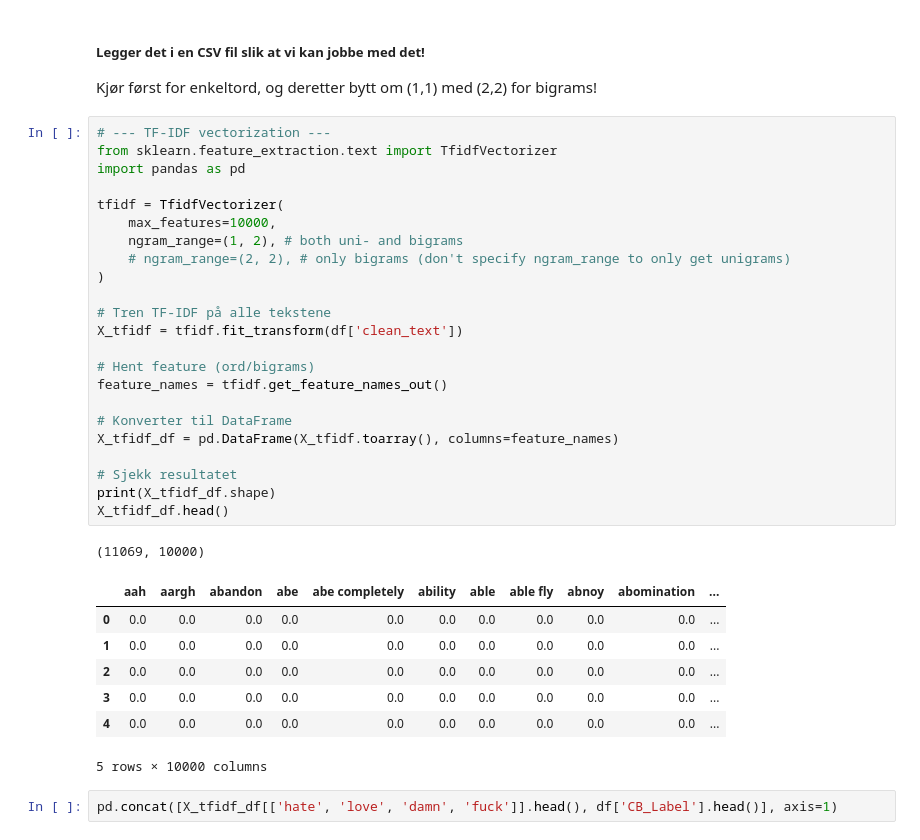
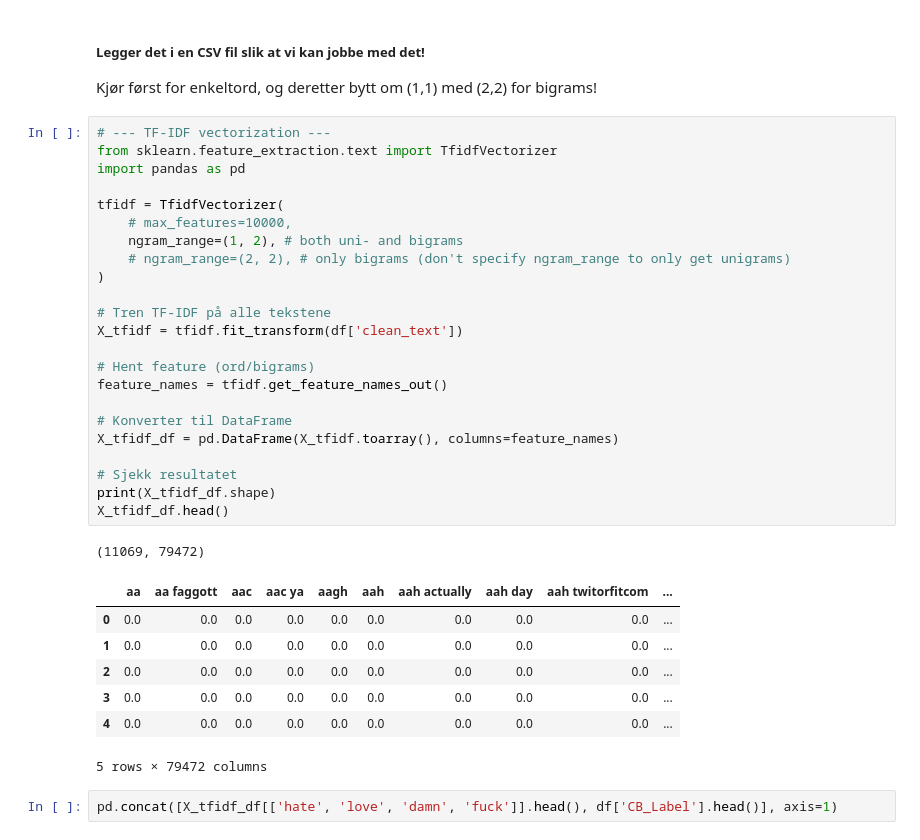
Before and after one commit to sebalexsmith/IT3212, a Jupyter notebook: assignment_3/extraction.ipynb, the cells around one changed output. Cells and saved outputs as stored; diff of their text form.

```diff
--- a/assignment_3/extraction.ipynb
+++ b/assignment_3/extraction.ipynb
@@ -146,35 +146,35 @@ Kjør først for enkeltord, og deretter bytt om (1,1) med (2,2) for bigrams!
 # %%
 # --- TF-IDF vectorization ---
 from sklearn.feature_extraction.text import TfidfVectorizer
 import pandas as pd
 
 tfidf = TfidfVectorizer(
-    max_features=10000,
+    # max_features=10000,
     ngram_range=(1, 2), # both uni- and bigrams
     # ngram_range=(2, 2), # only bigrams (don't specify ngram_range to only get unigrams)
 )
 
 # Tren TF-IDF på alle tekstene
 X_tfidf = tfidf.fit_transform(df['clean_text'])
 
 # Hent feature (ord/bigrams)
 feature_names = tfidf.get_feature_names_out()
 
 # Konverter til DataFrame
 X_tfidf_df = pd.DataFrame(X_tfidf.toarray(), columns=feature_names)
 
 # Sjekk resultatet
 print(X_tfidf_df.shape)
 X_tfidf_df.head()
 # %% [output]
-(11069, 10000)
+(11069, 79472)
-|  | aah | aargh | abandon | abe | abe completely | ability | able | able fly | abnoy | abomination | ... |
-| 0 | 0.0 | 0.0 | 0.0 | 0.0 | 0.0 | 0.0 | 0.0 | 0.0 | 0.0 | 0.0 | ... |
-| 1 | 0.0 | 0.0 | 0.0 | 0.0 | 0.0 | 0.0 | 0.0 | 0.0 | 0.0 | 0.0 | ... |
-| 2 | 0.0 | 0.0 | 0.0 | 0.0 | 0.0 | 0.0 | 0.0 | 0.0 | 0.0 | 0.0 | ... |
-| 3 | 0.0 | 0.0 | 0.0 | 0.0 | 0.0 | 0.0 | 0.0 | 0.0 | 0.0 | 0.0 | ... |
-| 4 | 0.0 | 0.0 | 0.0 | 0.0 | 0.0 | 0.0 | 0.0 | 0.0 | 0.0 | 0.0 | ... |
+|  | aa | aa faggott | aac | aac ya | aagh | aah | aah actually | aah day | aah twitorfitcom | ... |
+| 0 | 0.0 | 0.0 | 0.0 | 0.0 | 0.0 | 0.0 | 0.0 | 0.0 | 0.0 | ... |
+| 1 | 0.0 | 0.0 | 0.0 | 0.0 | 0.0 | 0.0 | 0.0 | 0.0 | 0.0 | ... |
+| 2 | 0.0 | 0.0 | 0.0 | 0.0 | 0.0 | 0.0 | 0.0 | 0.0 | 0.0 | ... |
+| 3 | 0.0 | 0.0 | 0.0 | 0.0 | 0.0 | 0.0 | 0.0 | 0.0 | 0.0 | ... |
+| 4 | 0.0 | 0.0 | 0.0 | 0.0 | 0.0 | 0.0 | 0.0 | 0.0 | 0.0 | ... |
-5 rows × 10000 columns
+5 rows × 79472 columns
 # %%
 pd.concat([X_tfidf_df[['hate', 'love', 'damn', 'fuck']].head(), df['CB_Label'].head()], axis=1)
 # %% [output]
```
Also changed, not shown: parts of 7 cells of this notebook, 3 other files.
